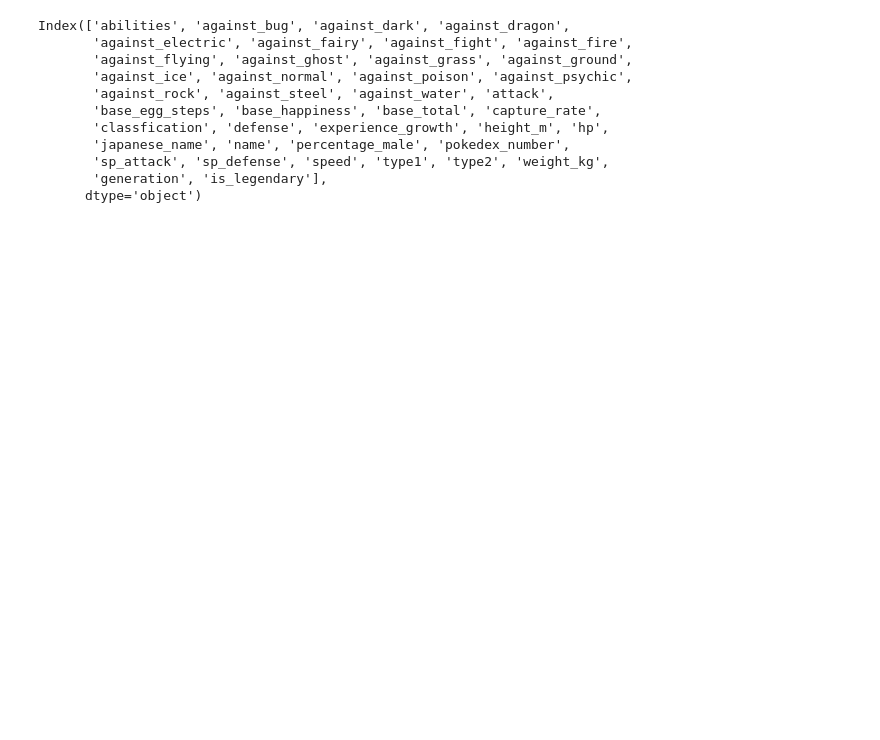
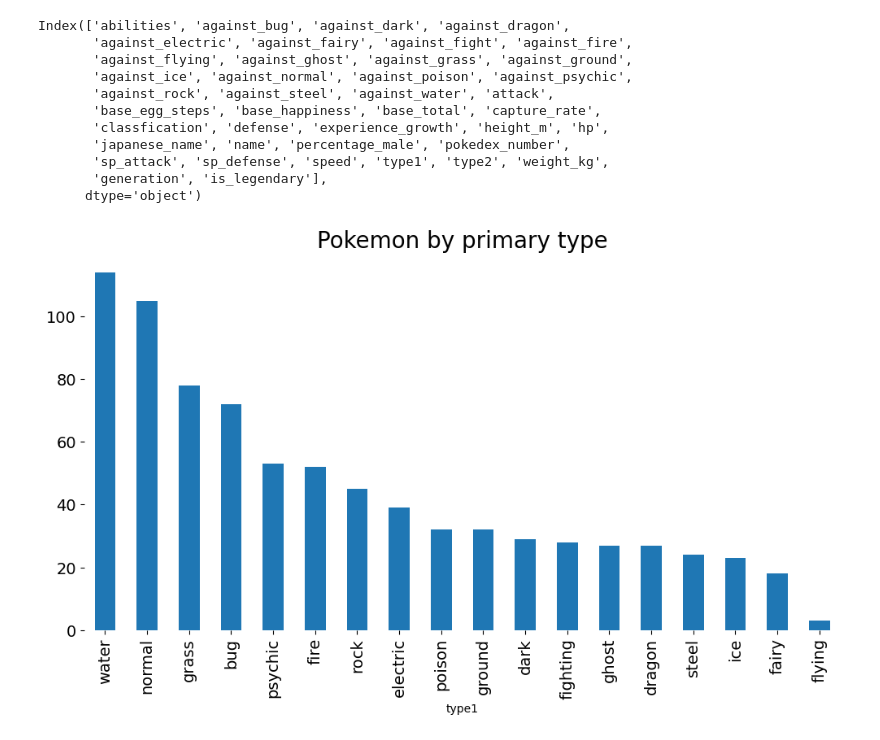
Before and after one commit to infoshareacademy/jdszr13-prograde, a Jupyter notebook: python-project/analiza_pokemon.ipynb, the cells around one changed output. Cells and saved outputs as stored; diff of their text form; code cells hidden in the pictures; blank space fills up the shorter version.

```diff
--- a/python-project/analiza_pokemon.ipynb
+++ b/python-project/analiza_pokemon.ipynb
@@ -88,3 +68,9 @@ boxspeed.show()
 # %%
 barspeed = px.bar(pokemon_hp[:9], y='speed', x='name', color='speed', height=600)
 barspeed.show()
+# %%
+type_plot = df.type1.value_counts().plot.bar(figsize=(12,6),fontsize=14)
+type_plot.set_title('Pokemon by primary type',fontsize=20)
+sn.despine(bottom=True,left=True)
+# %% [output]
+[figure, added]
```
Also changed, not shown: parts of 1 cell of this notebook.
